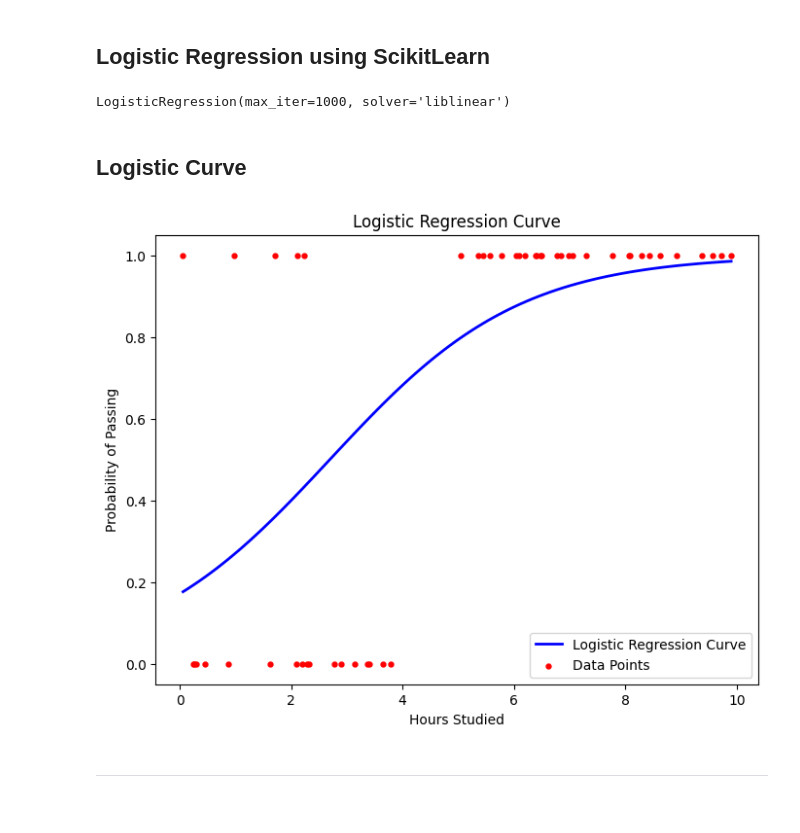
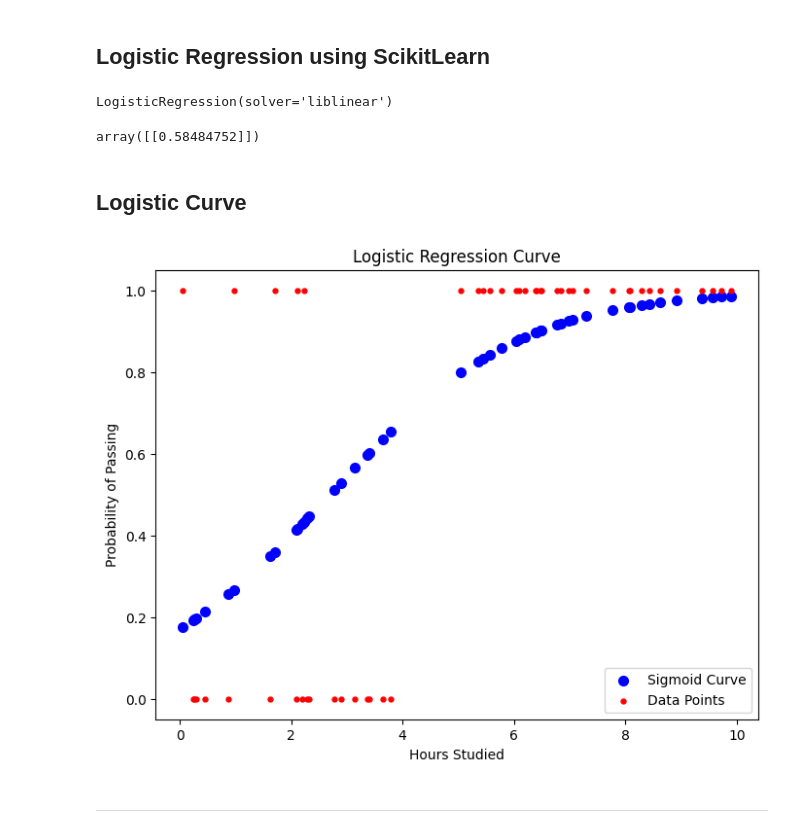
Before and after one commit to kabsmeiou/ml-groupings, a Jupyter notebook: logistic_regression/King-Kane_Act4.ipynb, the cells around one changed output. Drawn from its saved outputs; the diff is of its cells as text; code cells hidden in the pictures.

```diff
--- a/logistic_regression/King-Kane_Act4.ipynb
+++ b/logistic_regression/King-Kane_Act4.ipynb
@@ -47,7 +47,7 @@ df_sz
 Since the dataset size is rather small, we will not split the data.
 # %%
 X = pd.DataFrame(df['hours_studied'])
-y = df['pass']
+y = df['pass'].values
 # %% [markdown]
 ## Visualize the Dataset
 # %%
@@ -66,30 +66,33 @@ plt.show()
 # %%
 from sklearn.linear_model import LogisticRegression
 # %%
-model = LogisticRegression(max_iter=1000, solver='liblinear')
+model = LogisticRegression(solver='liblinear')
 # %%
 model.fit(X, y)
 # %% [output]
-LogisticRegression(max_iter=1000, solver='liblinear')
+LogisticRegression(solver='liblinear')
+# %%
+model.coef_
+# %% [output]
+array([[0.58484752]])
 # %% [markdown]
 ## Logistic Curve
 # %%
 def sigmoid(z):
     return 1 / (1 + np.exp(-z))
 
-hours_range = np.linspace(df['hours_studied'].min(), df['hours_studied'].max(), 100)
-z = model.intercept_ + model.coef_[0] * hours_range
+z = np.dot(X.values, model.coef_[0]) + model.intercept_
 prob_pass = sigmoid(z)
 
 plt.figure(figsize=(8, 6))
-plt.plot(hours_range, prob_pass, color='blue', linewidth=2, label='Logistic Regression Curve')
+plt.scatter(X, prob_pass, color='blue', linewidth=2, label='Sigmoid Curve')
 plt.scatter(df['hours_studied'], df['pass'], color='red', marker='.', s=50, label='Data Points')
 plt.xlabel('Hours Studied')
 plt.ylabel('Probability of Passing')
 plt.title('Logistic Regression Curve')
 plt.legend()
 plt.show()
 # %% [output]
-[figure, old version]
+[figure, new version]
 # %% [markdown]
 ---
```
Also changed, not shown: parts of 1 cell of this notebook.
